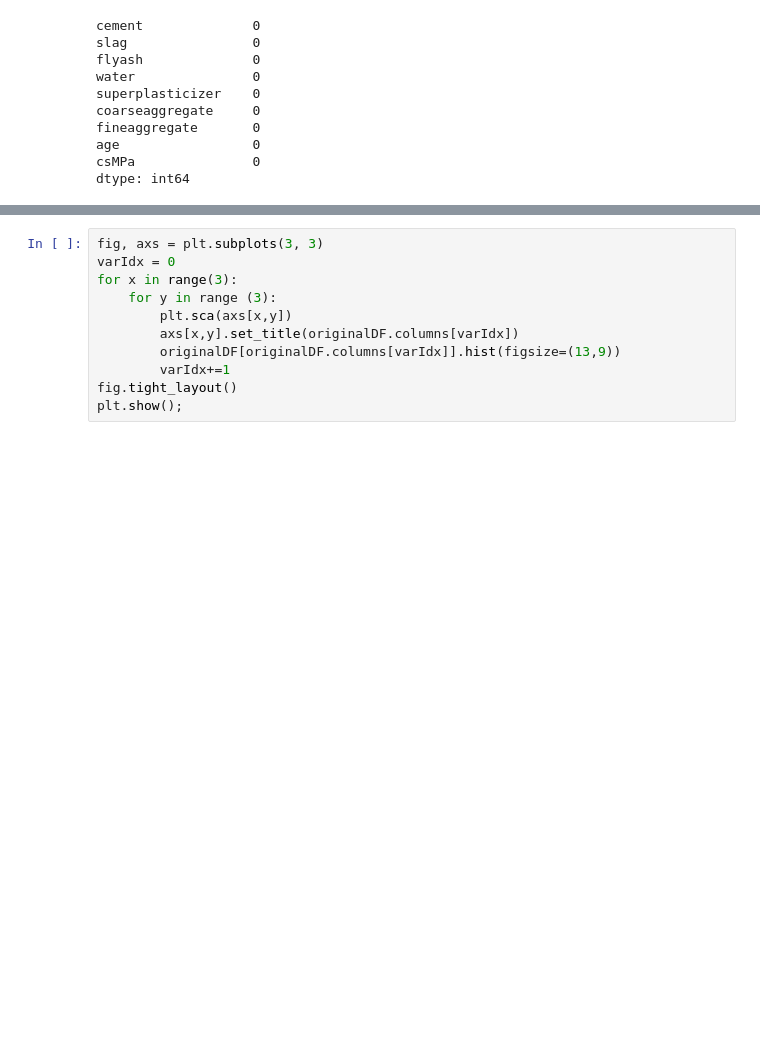
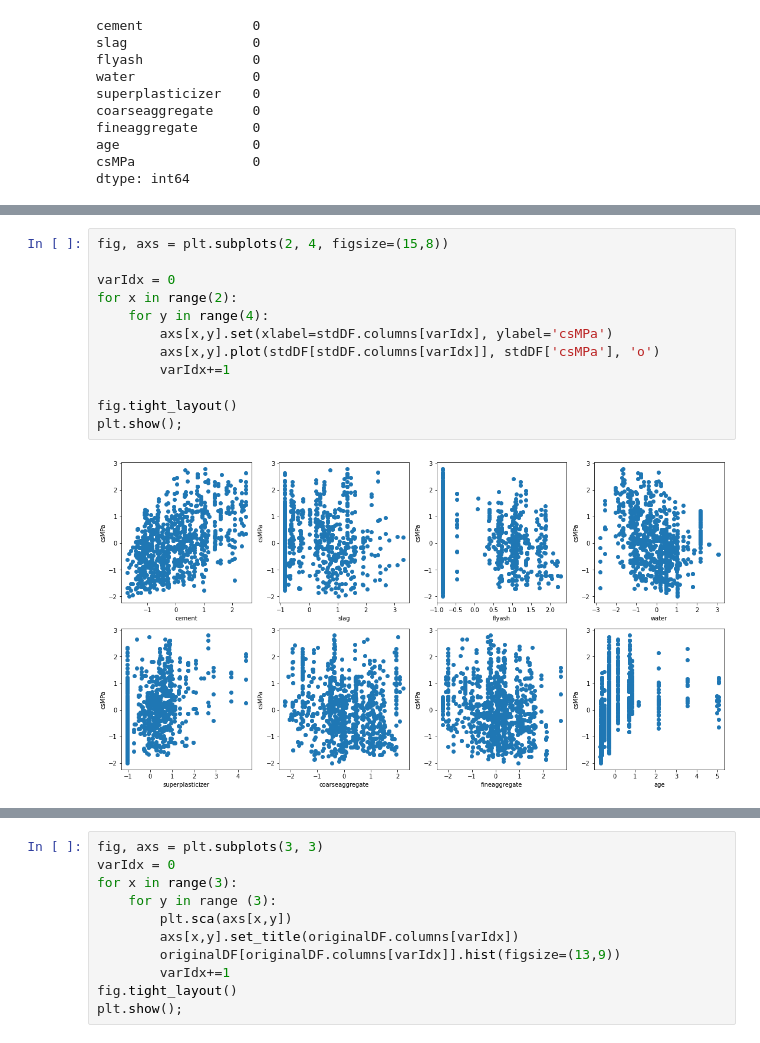
Before and after one commit to juankasv99/APC_Concrete_MPa, a Jupyter notebook: [APC]-LinearRegression-Prac1-JuanCarlosSoriano_JorgeGimenez.ipynb, the cells around one changed output, grey strips where cells are left out. Saved outputs shown, nothing was run; the diff lists cells and outputs as text; blank space fills up the shorter version.

```diff
--- a/[APC]-LinearRegression-Prac1-JuanCarlosSoriano_JorgeGimenez.ipynb
+++ b/[APC]-LinearRegression-Prac1-JuanCarlosSoriano_JorgeGimenez.ipynb
@@ -64,0 +91,14 @@ Sin embargo, observamos también que los datos siguen escalas distintas, por lo
+# %%
+fig, axs = plt.subplots(2, 4, figsize=(15,8))
+
+varIdx = 0
+for x in range(2):
+    for y in range(4):
+        axs[x,y].set(xlabel=stdDF.columns[varIdx], ylabel='csMPa')
+        axs[x,y].plot(stdDF[stdDF.columns[varIdx]], stdDF['csMPa'], 'o')
+        varIdx+=1
+
+fig.tight_layout()
+plt.show();
+# %% [output]
+[figure, added]
```
Also changed, not shown: parts of 35 cells of this notebook, 1 other file.
